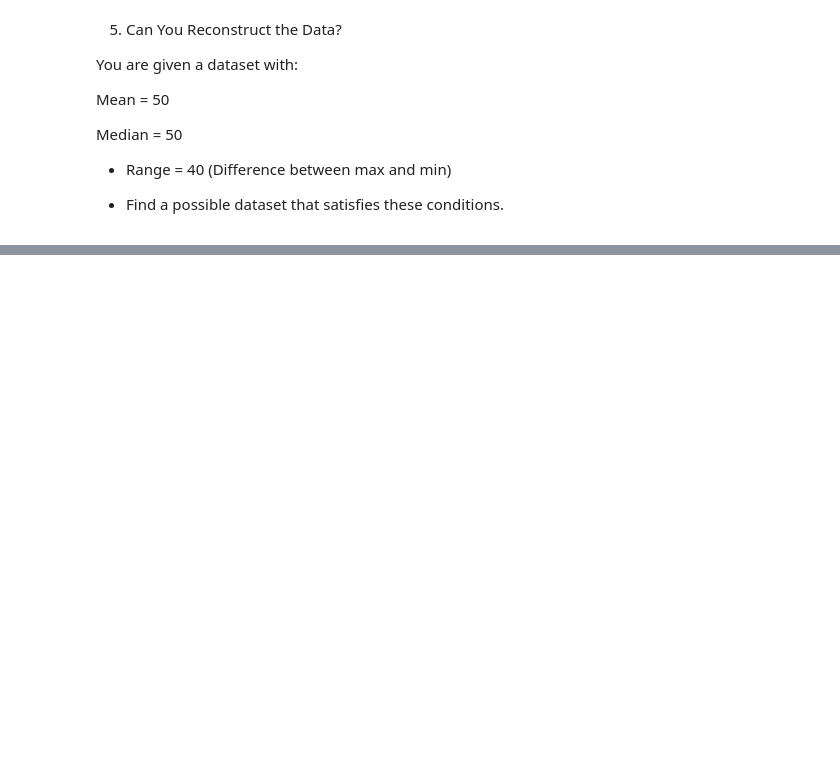
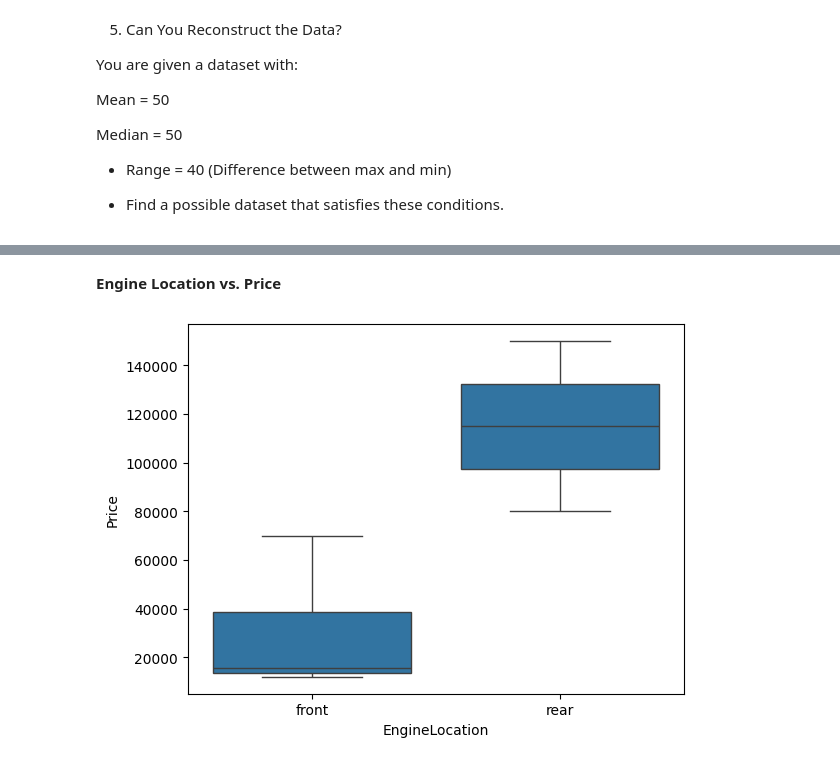
Before and after one commit to ShilpaVasista/Exploratory-Data-Analytics, a Jupyter notebook: Module_3_Part_II_Correlation.ipynb, the cells around one changed output, grey strips where cells are left out. Drawn from its saved outputs; the diff is of its cells as text; code cells hidden in the pictures; blank space fills up the shorter version.

```diff
--- a/Module_3_Part_II_Correlation.ipynb
+++ b/Module_3_Part_II_Correlation.ipynb
@@ -648,0 +737,7 @@ Median = 50
+# %% [markdown]
+**Engine Location vs. Price**
+# %%
+sns.boxplot(x="EngineLocation", y="Price", data=df_simple)
+plt.show()
+# %% [output]
+[figure, added]
```
Also changed, not shown: parts of 20 cells of this notebook.
